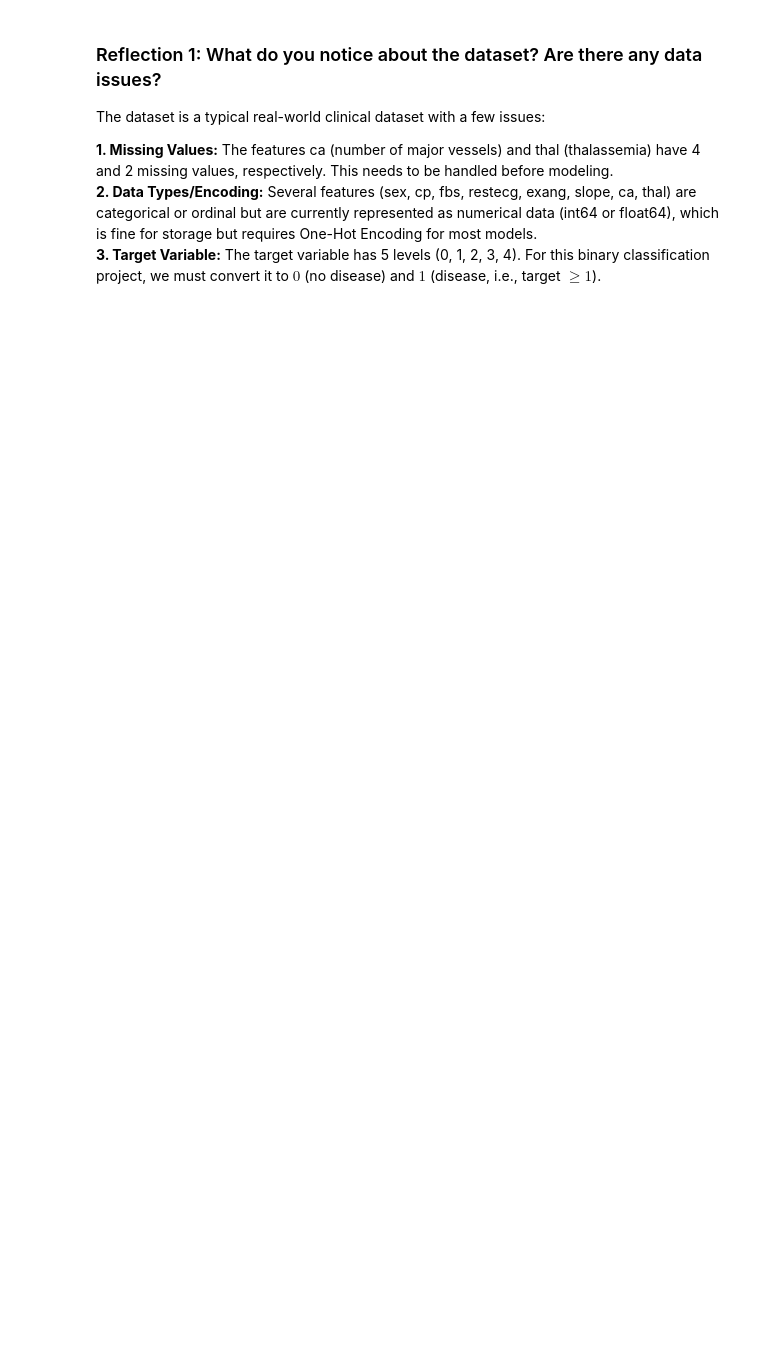
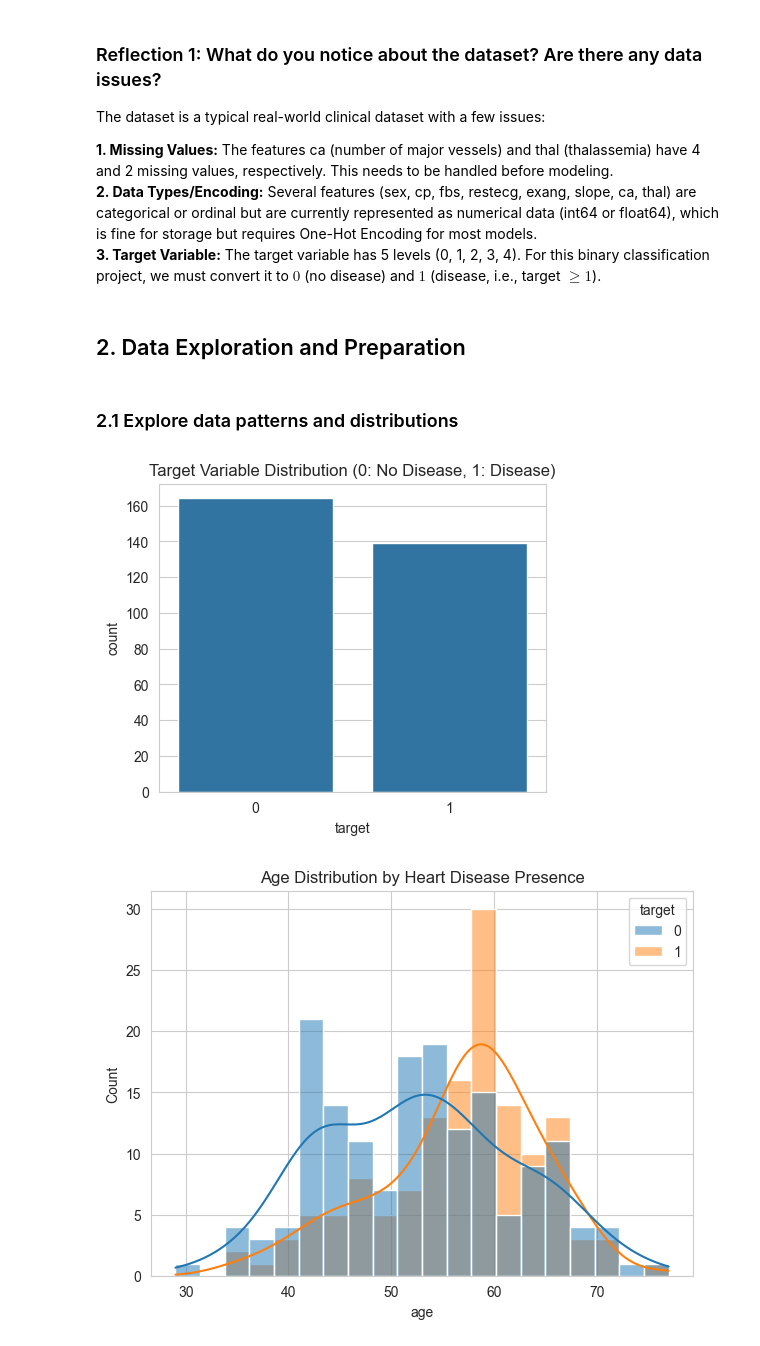
Before and after one commit to s-golla/ml_classification_sgolla, a Jupyter notebook: classification_sgolla.ipynb, the cells around one changed output. Cells and saved outputs as stored; diff of their text form; code cells hidden in the pictures; blank space fills up the shorter version.

Commit message:
exploration of data patterns and distribution implemented

```diff
--- a/classification_sgolla.ipynb
+++ b/classification_sgolla.ipynb
@@ -28,7 +28,7 @@ sns.set_style("whitegrid")
 # %%
 
 # Load the Cleveland dataset from the UCI archive
-df = pd.read_csv("data\\heart_disease.data",header=0, na_values="?")
+df = pd.read_csv("data\\heart_disease.data",header=0, na_values="?", skipinitialspace=True)
 
 print("First 10 rows of the Heart Disease dataset:")
 print(df.head(10))
@@ -86,3 +86,31 @@ The dataset is a typical real-world clinical dataset with a few issues:
 **1. Missing Values:** The features ca (number of major vessels) and thal (thalassemia) have 4 and 2 missing values, respectively. This needs to be handled before modeling.
 **2. Data Types/Encoding:** Several features (sex, cp, fbs, restecg, exang, slope, ca, thal) are categorical or ordinal but are currently represented as numerical data (int64 or float64), which is fine for storage but requires One-Hot Encoding for most models.
 **3. Target Variable:** The target variable has 5 levels (0, 1, 2, 3, 4). For this binary classification project, we must convert it to $0$ (no disease) and $1$ (disease, i.e., target $\ge 1$).
+# %% [markdown]
+## 2. Data Exploration and Preparation
+# %% [markdown]
+### 2.1 Explore data patterns and distributions
+# %%
+# Convert target to binary (0=No Disease, 1=Disease)
+df['target'] = df['target'].apply(lambda x: 1 if x > 0 else 0)
+
+# Check for class imbalance
+plt.figure(figsize=(5, 4))
+sns.countplot(x='target', data=df)
+plt.title('Target Variable Distribution (0: No Disease, 1: Disease)')
+plt.show()
+
+# Histogram for a key numerical feature (Age)
+plt.figure(figsize=(7, 5))
+sns.histplot(data=df, x='age', hue='target', kde=True, bins=20)
+plt.title('Age Distribution by Heart Disease Presence')
+plt.show()
+
+# Boxplot for another key numerical feature (Thalach: Max Heart Rate)
+plt.figure(figsize=(7, 5))
+sns.boxplot(x='target', y='thalach', data=df)
+plt.title('Max Heart Rate (thalach) by Heart Disease Presence')
+plt.show()
+# %% [output]
+[figure, added]
+[figure, added]
```
Also changed, not shown: parts of 3 cells of this notebook.
